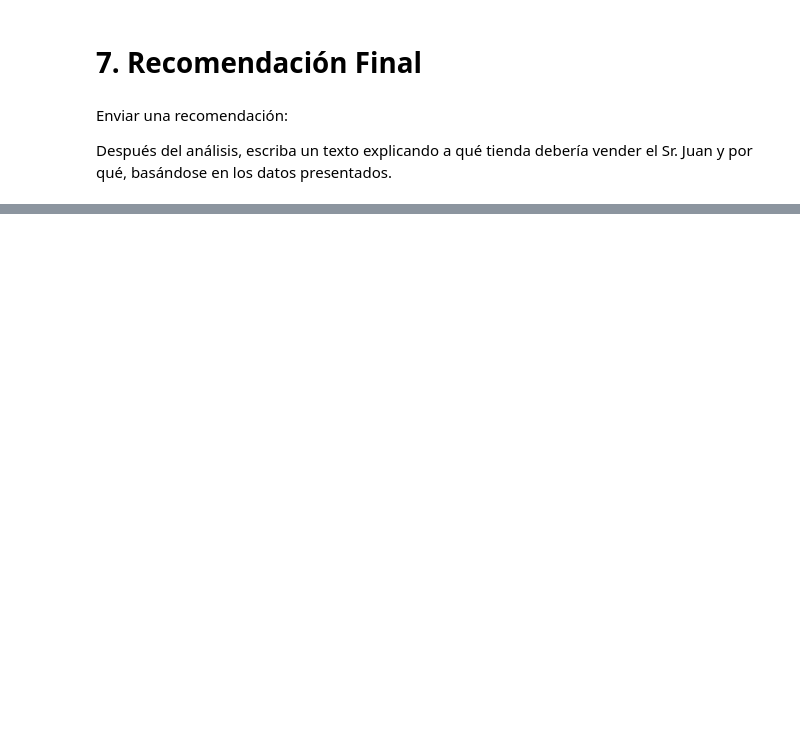
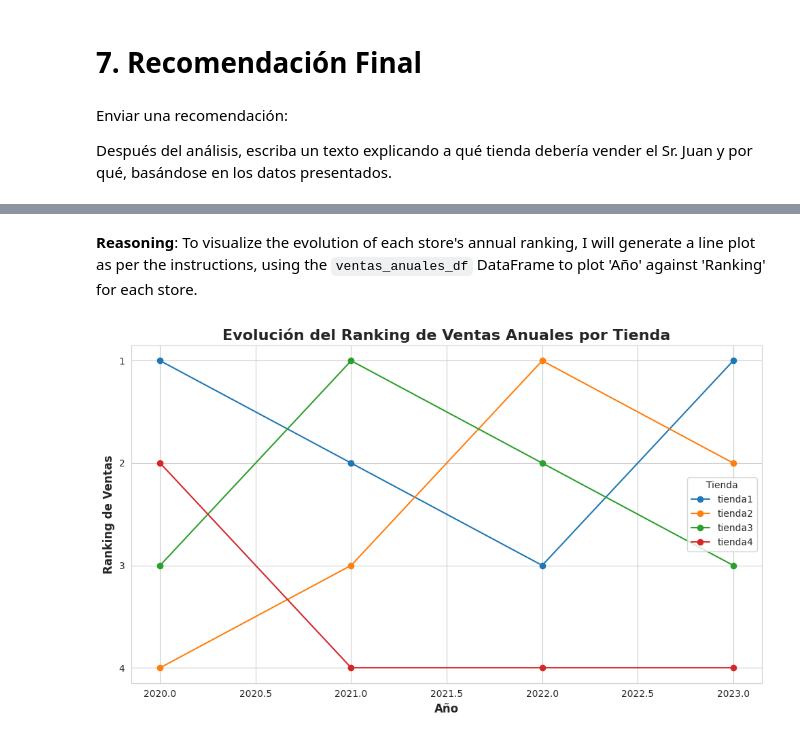
Before and after one commit to Harold-dev-code/Primer_Challenge_DataScience_Alura_Store, a Jupyter notebook: Primer_Challenge_DataScience_AluraStore.ipynb, the cells around one changed output, grey strips where cells are left out. Drawn from its saved outputs; the diff is of its cells as text; code cells hidden in the pictures; blank space fills up the shorter version.

```diff
--- a/Primer_Challenge_DataScience_AluraStore.ipynb
+++ b/Primer_Challenge_DataScience_AluraStore.ipynb
@@ -726,0 +765,6 @@ Después del análisis, escriba un texto explicando a qué tienda debería vende
+# %%
+df_tiendas_completo['Año'] = df_tiendas_completo['Fecha de Compra'].dt.year
+ventas_anuales_por_tienda = df_tiendas_completo.groupby(['Año', 'Tienda'])['Precio'].sum()
+
+print("Ventas anuales por tienda:\n")
+display(ventas_anuales_por_tienda.map(lambda x: f'💲{x:,.2f}'))
@@ -726,0 +795,6 @@ Después del análisis, escriba un texto explicando a qué tienda debería vende
+# %%
+ventas_anuales_df = ventas_anuales_por_tienda.reset_index()
+ventas_anuales_df['Ranking'] = ventas_anuales_df.groupby('Año')['Precio'].rank(ascending=False, method='min')
+
+print("Clasificación anual de ventas por tienda:")
+display(ventas_anuales_df.sort_values(by=['Año', 'Ranking']).style.format({'Precio': '💲{:,.2f}'}))
@@ -726,0 +846,41 @@ Después del análisis, escriba un texto explicando a qué tienda debería vende
+# %% [markdown]
+**Reasoning**:
+To visualize the evolution of each store's annual ranking, I will generate a line plot as per the instructions, using the `ventas_anuales_df` DataFrame to plot 'Año' against 'Ranking' for each store.
+# %%
+import matplotlib.pyplot as plt
+import seaborn as sns
+
+sns.set_style("whitegrid")
+
+plt.figure(figsize=(10, 6))
+
+# Get unique stores for iteration
+unidades_tienda = ventas_anuales_df['Tienda'].unique()
+
+# Plot a line for each store
+for tienda in unidades_tienda:
+    tienda_data = ventas_anuales_df[ventas_anuales_df['Tienda'] == tienda]
+    plt.plot(tienda_data['Año'], tienda_data['Ranking'], marker='o', label=tienda)
+
+# Set title and labels
+plt.title('Evolución del Ranking de Ventas Anuales por Tienda', fontsize=16, fontweight='bold')
+plt.xlabel('Año', fontsize=12, fontweight='bold')
+plt.ylabel('Ranking de Ventas', fontsize=12, fontweight='bold')
+
+# Invert the y-axis so rank 1 is at the top
+plt.gca().invert_yaxis()
+
+# Set y-axis ticks to display integers from 1 to max ranking
+max_rank = ventas_anuales_df['Ranking'].max()
+plt.yticks(range(1, int(max_rank) + 1))
+
+# Add legend
+plt.legend(title='Tienda')
+
+# Adjust layout
+plt.tight_layout()
+
+# Display the plot
+plt.show()
+# %% [output]
+[figure, added]
```
Also changed, not shown: parts of 22 cells of this notebook.
